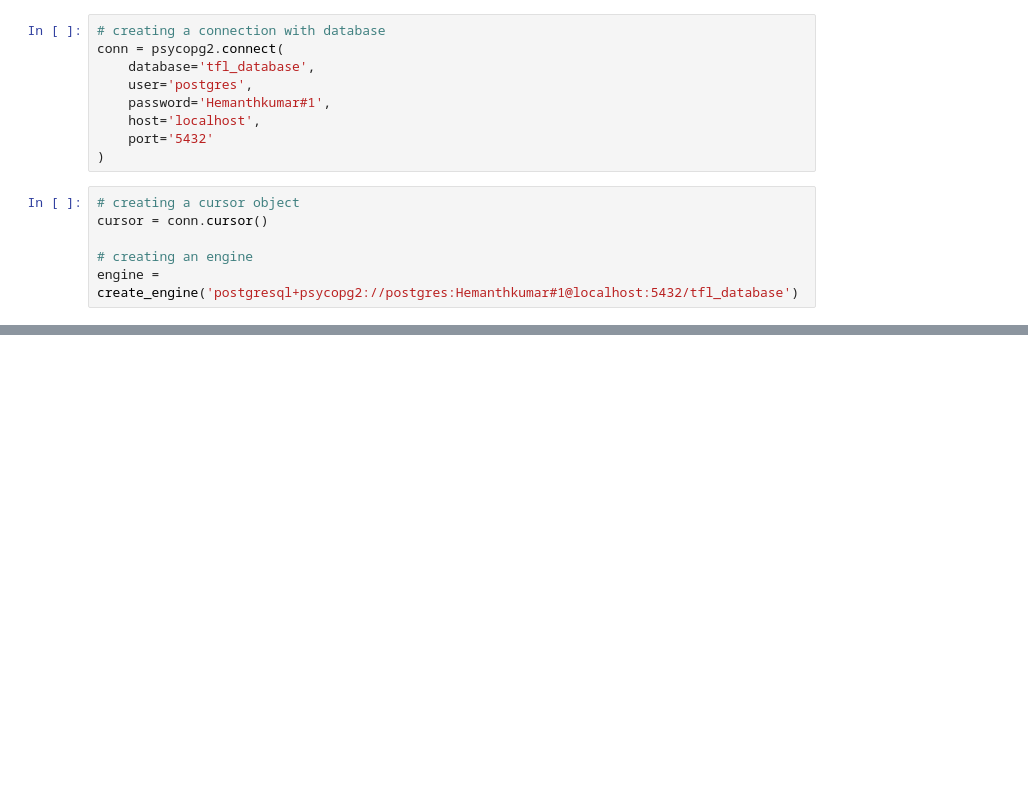
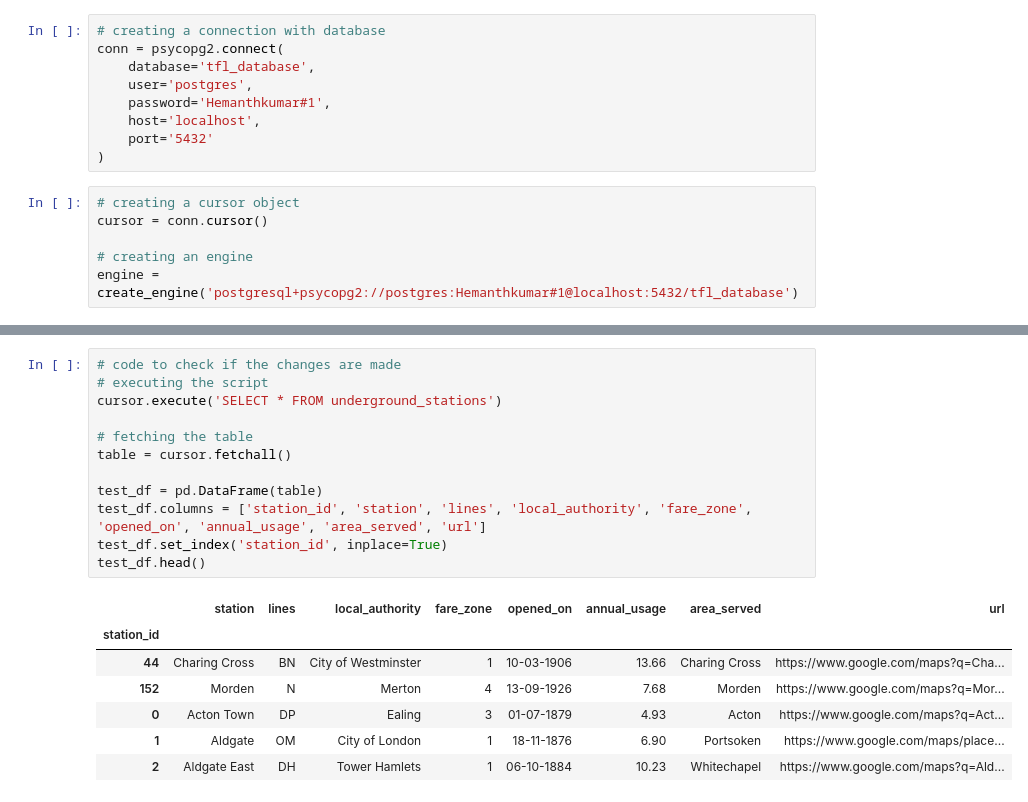
Before and after one commit to nitish-sadhu/tfl_project, a Jupyter notebook: proeprocessing.ipynb, the cells around one changed output, grey strips where cells are left out. Cells and saved outputs as stored; diff of their text form; blank space fills up the shorter version.

```diff
--- a/proeprocessing.ipynb
+++ b/proeprocessing.ipynb
@@ -192,0 +282,20 @@ test_df.head()
+# %%
+# code to check if the changes are made
+# executing the script
+cursor.execute('SELECT * FROM underground_stations')
+
+# fetching the table
+table = cursor.fetchall()
+
+test_df = pd.DataFrame(table)
+test_df.columns = ['station_id', 'station', 'lines', 'local_authority', 'fare_zone', 'opened_on', 'annual_usage', 'area_served', 'url']
+test_df.set_index('station_id', inplace=True)
+test_df.head()
+# %% [output]
+|  | station | lines | local_authority | fare_zone | opened_on | annual_usage | area_served | url |
+| station_id |  |  |  |  |  |  |  |  |
+| 44 | Charing Cross | BN | City of Westminster | 1 | 10-03-1906 | 13.66 | Charing Cross | https://www.google.com/maps?q=Cha... |
+| 152 | Morden | N | Merton | 4 | 13-09-1926 | 7.68 | Morden | https://www.google.com/maps?q=Mor... |
+| 0 | Acton Town | DP | Ealing | 3 | 01-07-1879 | 4.93 | Acton | https://www.google.com/maps?q=Act... |
+| 1 | Aldgate | OM | City of London | 1 | 18-11-1876 | 6.90 | Portsoken | https://www.google.com/maps/place... |
+| 2 | Aldgate East | DH | Tower Hamlets | 1 | 06-10-1884 | 10.23 | Whitechapel | https://www.google.com/maps?q=Ald... |
```
Also changed, not shown: parts of 15 cells of this notebook.
